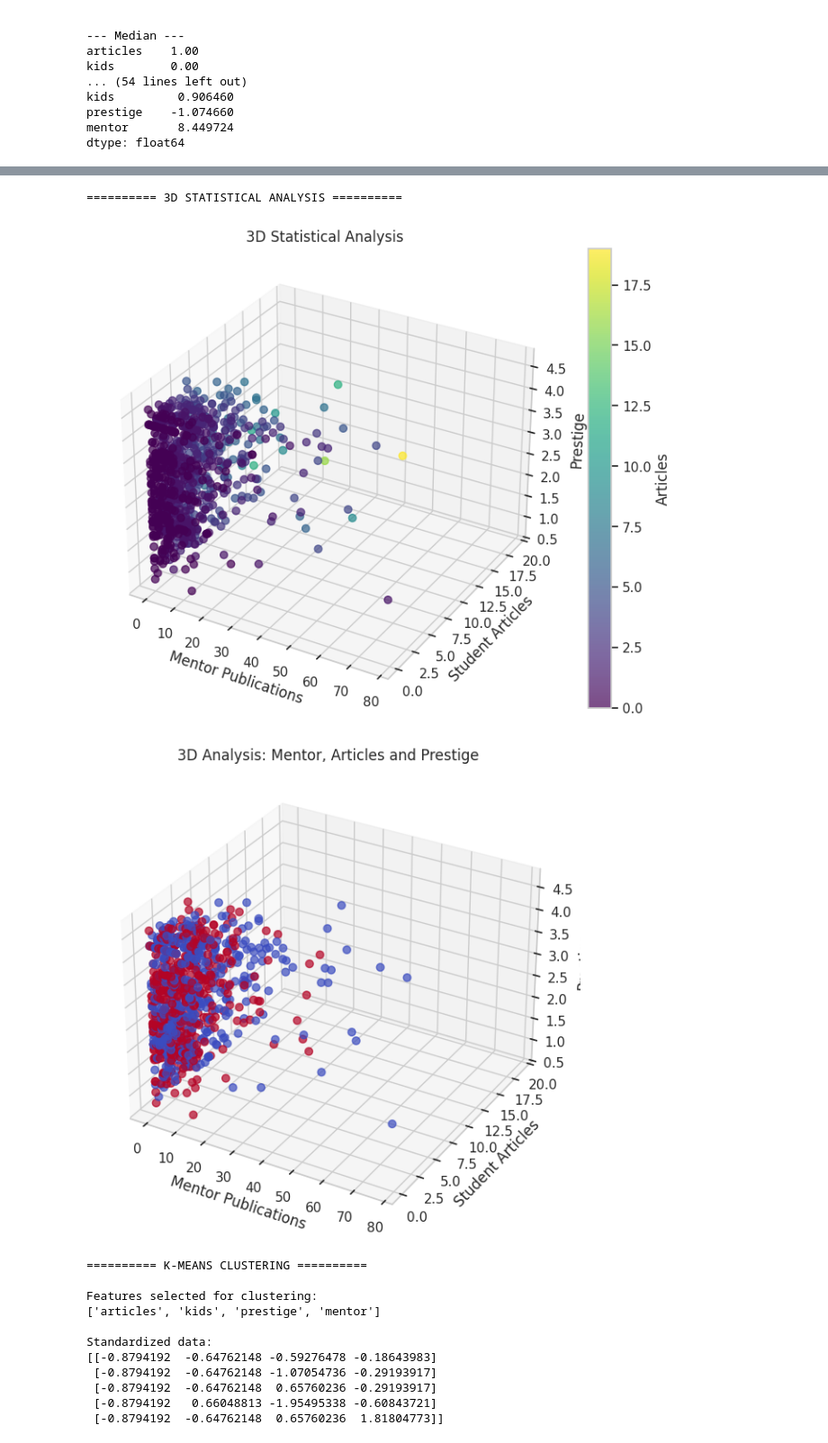
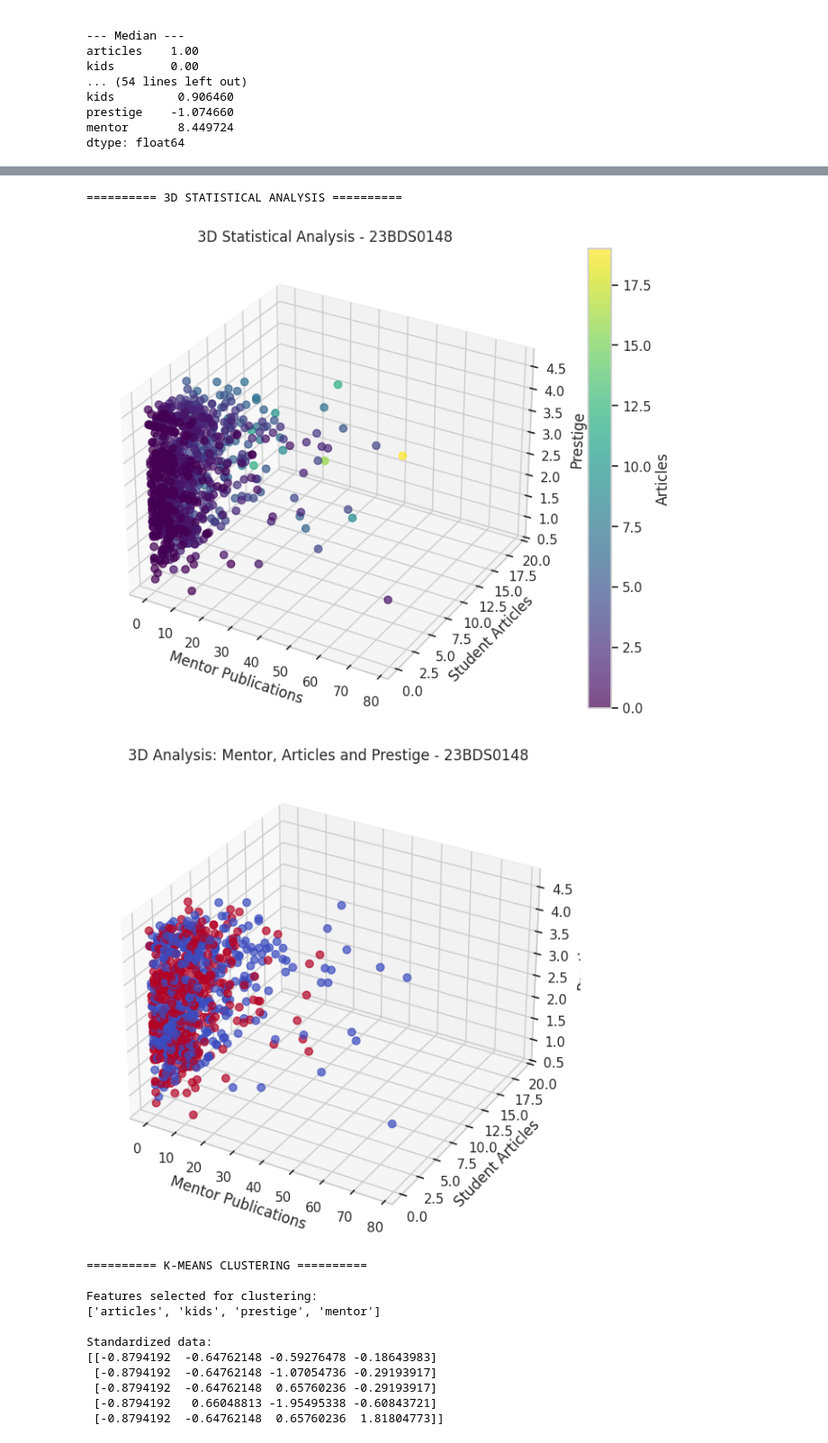
Before and after one commit to pranjal-coders/PRANJAL_PAL, a Jupyter notebook: EDA_Course_Project.ipynb, the cells around one changed output, grey strips where cells are left out. Shown at 90% size. Drawn from its saved outputs; the diff is of its cells as text; code cells hidden in the pictures.

```diff
--- a/EDA_Course_Project.ipynb
+++ b/EDA_Course_Project.ipynb
@@ -483,45 +483,45 @@ ax.set_xlabel("Mentor Publications")
 ax.set_ylabel("Student Articles")
 ax.set_zlabel("Prestige")
 
-ax.set_title("3D Statistical Analysis")
+ax.set_title("3D Statistical Analysis - 23BDS0148")
 
 plt.colorbar(scatter, label="Articles")
 
 plt.show()
 # %% [output]
 ========== 3D STATISTICAL ANALYSIS ==========
-[figure, old version]
+[figure, new version]
 # %%
 # Encode gender for 3D visualization
 
 gender_numeric = df['gender'].map({
     'female': 1,
     'male': 0
 })
 
 fig = plt.figure(figsize=(10, 7))
 
 ax = fig.add_subplot(111, projection='3d')
 
 ax.scatter(
     df['mentor'],
     df['articles'],
     df['prestige'],
     c=gender_numeric,
     cmap='coolwarm',
     s=40,
     alpha=0.7
 )
 
 ax.set_xlabel("Mentor Publications")
 ax.set_ylabel("Student Articles")
 ax.set_zlabel("Prestige")
 
-ax.set_title("3D Analysis: Mentor, Articles and Prestige")
+ax.set_title("3D Analysis: Mentor, Articles and Prestige - 23BDS0148")
 
 plt.show()
 # %% [output]
-[figure, old version]
+[figure, new version]
 # %%
 # ============================================================
 # PHASE II - K-MEANS CLUSTERING
```
Also changed, not shown: parts of 19 cells of this notebook.
